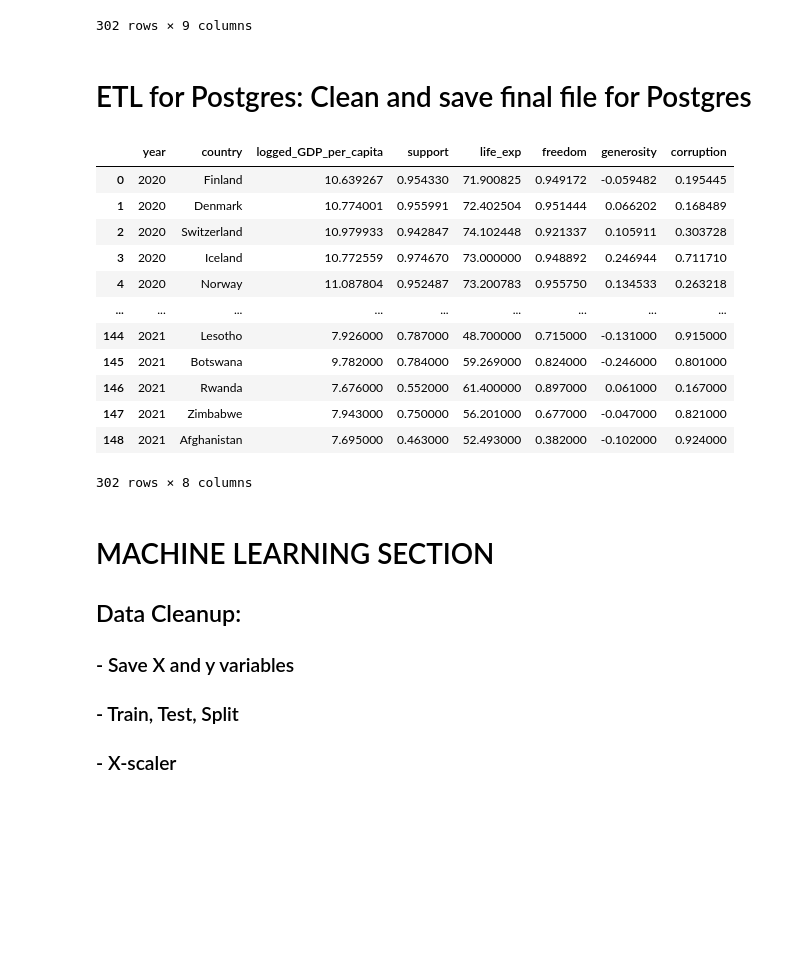
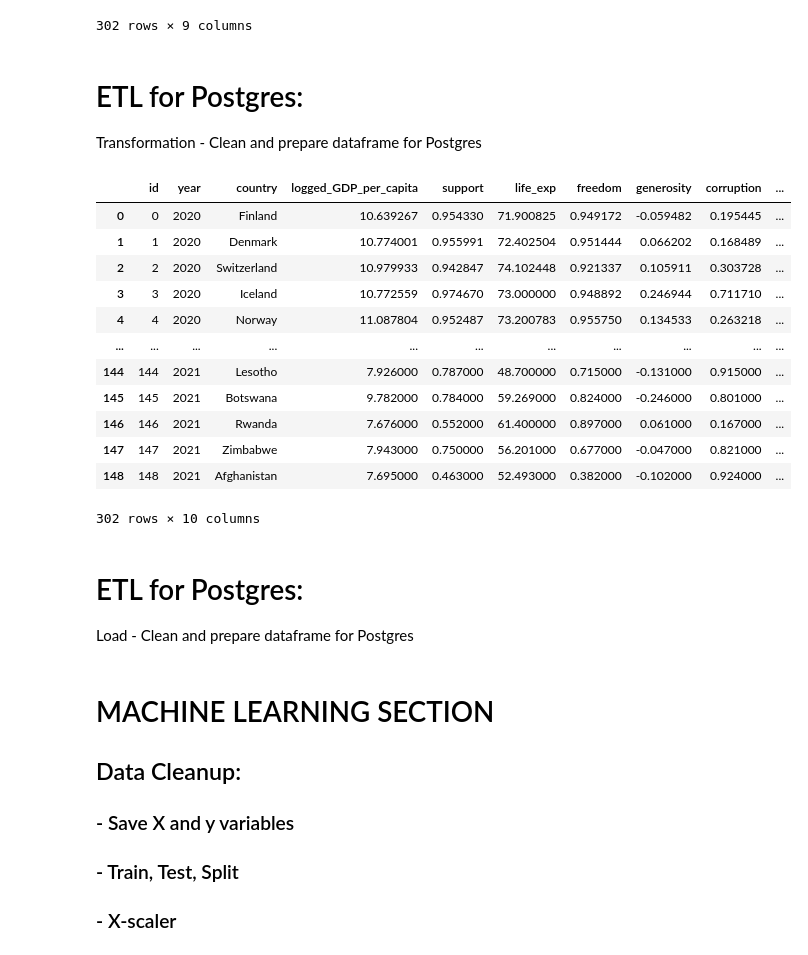
Before and after one commit to annabelcheong/project3, a Jupyter notebook: happinessETL.ipynb, the cells around one changed output. Drawn from its saved outputs; the diff is of its cells as text; code cells hidden in the pictures; blank space fills up the shorter version.

Commit message:
transformed data to be pushed to postgres without predicted values

```diff
--- a/happinessETL.ipynb
+++ b/happinessETL.ipynb
@@ -138,24 +138,43 @@ happy_all
 | 148 | 2021 | Afghanistan | 2.5230 | 7.695000 | 0.463000 | 52.493000 | 0.382000 | -0.102000 | 0.924000 |
 302 rows × 9 columns
 # %% [markdown]
-# ETL for  Postgres: Clean and save final file for Postgres
+# ETL for  Postgres:
+Transformation - Clean and prepare dataframe for Postgres
-# %%
-happy_postg = happy_all[["year","country","logged_GDP_per_capita","support","life_exp","freedom","generosity","corruption"]]
-happy_postg
-# %% [output]
-|  | year | country | logged_GDP_per_capita | support | life_exp | freedom | generosity | corruption |
-| 0 | 2020 | Finland | 10.639267 | 0.954330 | 71.900825 | 0.949172 | -0.059482 | 0.195445 |
-| 1 | 2020 | Denmark | 10.774001 | 0.955991 | 72.402504 | 0.951444 | 0.066202 | 0.168489 |
-| 2 | 2020 | Switzerland | 10.979933 | 0.942847 | 74.102448 | 0.921337 | 0.105911 | 0.303728 |
-| 3 | 2020 | Iceland | 10.772559 | 0.974670 | 73.000000 | 0.948892 | 0.246944 | 0.711710 |
-| 4 | 2020 | Norway | 11.087804 | 0.952487 | 73.200783 | 0.955750 | 0.134533 | 0.263218 |
-| ... | ... | ... | ... | ... | ... | ... | ... | ... |
-| 144 | 2021 | Lesotho | 7.926000 | 0.787000 | 48.700000 | 0.715000 | -0.131000 | 0.915000 |
-| 145 | 2021 | Botswana | 9.782000 | 0.784000 | 59.269000 | 0.824000 | -0.246000 | 0.801000 |
-| 146 | 2021 | Rwanda | 7.676000 | 0.552000 | 61.400000 | 0.897000 | 0.061000 | 0.167000 |
-| 147 | 2021 | Zimbabwe | 7.943000 | 0.750000 | 56.201000 | 0.677000 | -0.047000 | 0.821000 |
-| 148 | 2021 | Afghanistan | 7.695000 | 0.463000 | 52.493000 | 0.382000 | -0.102000 | 0.924000 |
-302 rows × 8 columns
+# %%
+# Select column headings required
+happy_postg = happy_all[["year","country","logged_GDP_per_capita","support","life_exp","freedom","generosity","corruption","score"]]
+
+##### Make a id column #####
+
+# Reset index
+happy_postg = happy_postg.reset_index()
+
+# Remove column 'index' (as they are not unique from concatenating 2 datasets previously)
+happy_postg = happy_all[["year","country","logged_GDP_per_capita","support","life_exp","freedom","generosity","corruption","score"]]
+
+# Make new column titled 'id' for index which counts from 0 upwards
+happy_postg['id'] = happy_postg.index
+
+# Organise the columns
+happy_postg = happy_postg[["id","year","country","logged_GDP_per_capita","support","life_exp","freedom","generosity","corruption","score"]]
+happy_postg
+# %% [output]
+|  | id | year | country | logged_GDP_per_capita | support | life_exp | freedom | generosity | corruption | ... |
+| 0 | 0 | 2020 | Finland | 10.639267 | 0.954330 | 71.900825 | 0.949172 | -0.059482 | 0.195445 | ... |
+| 1 | 1 | 2020 | Denmark | 10.774001 | 0.955991 | 72.402504 | 0.951444 | 0.066202 | 0.168489 | ... |
+| 2 | 2 | 2020 | Switzerland | 10.979933 | 0.942847 | 74.102448 | 0.921337 | 0.105911 | 0.303728 | ... |
+| 3 | 3 | 2020 | Iceland | 10.772559 | 0.974670 | 73.000000 | 0.948892 | 0.246944 | 0.711710 | ... |
+| 4 | 4 | 2020 | Norway | 11.087804 | 0.952487 | 73.200783 | 0.955750 | 0.134533 | 0.263218 | ... |
+| ... | ... | ... | ... | ... | ... | ... | ... | ... | ... | ... |
+| 144 | 144 | 2021 | Lesotho | 7.926000 | 0.787000 | 48.700000 | 0.715000 | -0.131000 | 0.915000 | ... |
+| 145 | 145 | 2021 | Botswana | 9.782000 | 0.784000 | 59.269000 | 0.824000 | -0.246000 | 0.801000 | ... |
+| 146 | 146 | 2021 | Rwanda | 7.676000 | 0.552000 | 61.400000 | 0.897000 | 0.061000 | 0.167000 | ... |
+| 147 | 147 | 2021 | Zimbabwe | 7.943000 | 0.750000 | 56.201000 | 0.677000 | -0.047000 | 0.821000 | ... |
+| 148 | 148 | 2021 | Afghanistan | 7.695000 | 0.463000 | 52.493000 | 0.382000 | -0.102000 | 0.924000 | ... |
+302 rows × 10 columns
+# %% [markdown]
+# ETL for  Postgres:
+Load - Clean and prepare dataframe for Postgres
 # %% [markdown]
 # MACHINE LEARNING SECTION
 ## Data Cleanup:
```
Also changed, not shown: 1 other file.
